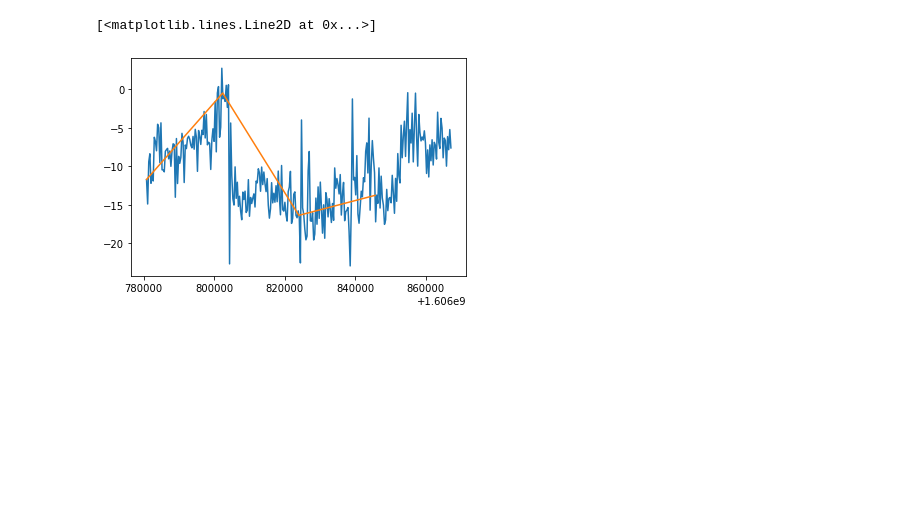
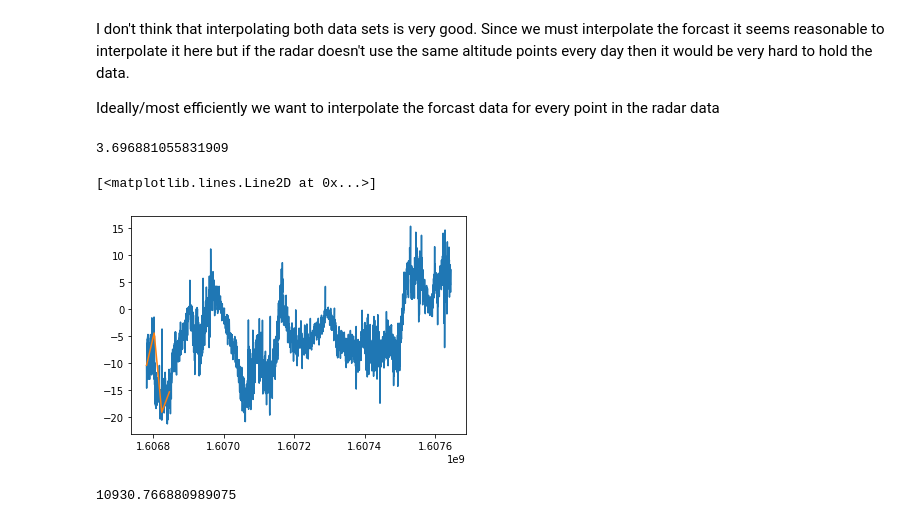
Before and after one commit to cuspaceflight/CamPyRoS, a Jupyter notebook: Difference profile.ipynb, the cells around one changed output. Drawn from its saved outputs; the diff is of its cells as text; code cells hidden in the pictures; blank space fills up the shorter version.

```diff
--- a/Difference profile.ipynb
+++ b/Difference profile.ipynb
@@ -40,5 +48,4 @@ forcast_distance="006"
 # %%
-%time it
 f=ftplib.FTP("ftp.ceda.ac.uk", uname, pwd)
 
 for day in daterange(start_dt, end_dt):
@@ -46,32 +53,20 @@ for day in daterange(start_dt, end_dt):
     month = day.strftime("%m")
     date = day.strftime("%Y%m%d")
     file="radar-mst_capel-dewi_%s_st300_cartesian_v3.nc"%date
-
-    f.cwd("/badc/mst/data/mst-products-v3/st-mode/cartesian/%s/%s"%(year, month))
-    f.retrbinary("RETR %s" % file, open("%s%s.nc"%(save_dir,date), "wb").write)
+    if not os.path.isfile("%s%s.nc"%(save_dir,date)):
+        f.cwd("/badc/mst/data/mst-products-v3/st-mode/cartesian/%s/%s"%(year, month))
+        f.retrbinary("RETR %s" % file, open("%s%s.nc"%(save_dir,date), "wb").write)
 # %%
-ts=time.time()
+tst=time_mod.time()
 n_measured=pd.DataFrame()
 e_measured=pd.DataFrame()
+alts=[]
 for day in daterange(start_dt, end_dt):
     date = day.strftime("%Y%m%d")
     data = nc.Dataset("%s%s.nc"%(save_dir,date))
     alts=data["altitude"][:]
     for index,time in enumerate(data["time"][:]):
-        n=scipy.interpolate.interp1d(data["altitude"][:],
-                                     data["northward_wind"][index][:],
-                                     fill_value=(data["northward_wind"][index][:][0],data["northward_wind"][index][:][-1]),
-                                     bounds_error=False)
-        e=scipy.interpolate.interp1d(data["altitude"][:],
-                                     data["eastward_wind"][index][:],
-                                     fill_value=(data["eastward_wind"][index][:][0],data["eastward_wind"][index][:][-1]),
-                                     bounds_error=False)
-        row_n=[]
-        row_e=[]
-        for a in range(0,2500):
-            row_n.append(n(10*a))
-            row_e.append(e(10*a))
-        n_measured.insert(0,day.timestamp()+time,row_n)
-        e_measured.insert(0,day.timestamp()+time,row_e)
-print(time.time()-ts)
+        n_measured.insert(0,day.timestamp()+time,data["northward_wind"][index][:])
+        e_measured.insert(0,day.timestamp()+time,data["northward_wind"][index][:])
+print(time_mod.time()-tst)
 # %% [output]
@@ -79,21 +90,39 @@ AttributeError: 'numpy.float32' object has no attribute 'time'
+# %% [markdown]
+I don't think that interpolating both data sets is very good. Since we must interpolate the forcast it seems reasonable to interpolate it here but if the radar doesn't use the same altitude points every day then it would be very hard to hold the data.
+
+Ideally/most efficiently we want to interpolate the forcast data for every point in the radar data
 # %%
-interps=[]
-for a in range(0,2500):
-    interps.append(scipy.interpolate.interp1d(n_measured.columns.values.tolist(),n_measured.loc[a].to_list(),fill_value="extrapolate"))
+tst=time_mod.time()
+n_interps=[]
+e_interps=[]
+for ind,a in enumerate(alts):
+    n_interps.append(scipy.interpolate.interp1d(n_measured.columns.values.tolist(),n_measured.loc[ind].to_list(),fill_value="extrapolate"))
+    e_interps.append(scipy.interpolate.interp1d(e_measured.columns.values.tolist(),e_measured.loc[ind].to_list(),fill_value="extrapolate"))
+print(time_mod.time()-tst)
+# %% [output]
+3.696881055831909
 # %%
-plt.plot(n_df.columns.values.tolist(),n_df.loc[1].to_list())
-plt.plot([start_dt.timestamp(),start_dt.timestamp()+6*60*60,start_dt.timestamp()+12*60*60,start_dt.timestamp()+18*60*60],[interps[1](start_dt.timestamp()),interps[1](start_dt.timestamp()+6*60*60),interps[1](start_dt.timestamp()+12*60*60),interps[1](start_dt.timestamp()+18*60*60)])
+plt.plot(n_measured.columns.values.tolist(),n_measured.loc[1].to_list())
+plt.plot([start_dt.timestamp(),start_dt.timestamp()+6*60*60,start_dt.timestamp()+12*60*60,start_dt.timestamp()+18*60*60],[n_interps[1](start_dt.timestamp()),n_interps[1](start_dt.timestamp()+6*60*60),n_interps[1](start_dt.timestamp()+12*60*60),n_interps[1](start_dt.timestamp()+18*60*60)])
 # %% [output]
 [<matplotlib.lines.Line2D at 0x...>]
-[figure, old version]
+[figure, new version]
 # %%
+tst=time_mod.time()
+n_forcast=pd.DataFrame()
+e_forcast=pd.DataFrame()
 for day in daterange(start_dt, end_dt):
-    ym=day.strftime("%Y%m")
-    date=day.strftime("%Y%m%d")
-    #this url will only work as far back as 18th May 2020
-    url="https://www.ncei.noaa.gov/data/global-forecast-system/access/grid-004-0.5-degree/forecast/%s/%s/gfs_4_%s_0000_%s.grb2"%(ym,date,date,forcast_distance)
-    r = requests.get(url, stream=True)
-    with open("%s%s.grb2"%(forcast_dir, date),'wb') as f:
-        for chunk in r.iter_content(chunk_size=1024):
-            if chunk:
-                f.write(chunk)
+    for run in runs:
+        ym=day.strftime("%Y%m")
+        date=day.strftime("%Y%m%d")
+        if not os.path.isfile("%s%s_%s_%s.grb2"%(forcast_dir, date,run,forcast_distance)):
+            #this url will only work as far back as 18th May 2020
+            url="https://www.ncei.noaa.gov/data/global-forecast-system/access/grid-004-0.5-degree/forecast/%s/%s/gfs_4_%s_%s_%s.grb2"%(ym,date,date,run,forcast_distance)
+            r = requests.get(url, stream=True)
+            with open("%s%s_%s_%s.grb2"%(forcast_dir, date,run,forcast_distance),'wb') as f:
+                for chunk in r.iter_content(chunk_size=1024):
+                    if chunk:
+                        f.write(chunk)
+print(time_mod.time()-tst)
+# %% [output]
+10930.766880989075
```
Also changed, not shown: parts of 20 cells of this notebook, 9 other files.
